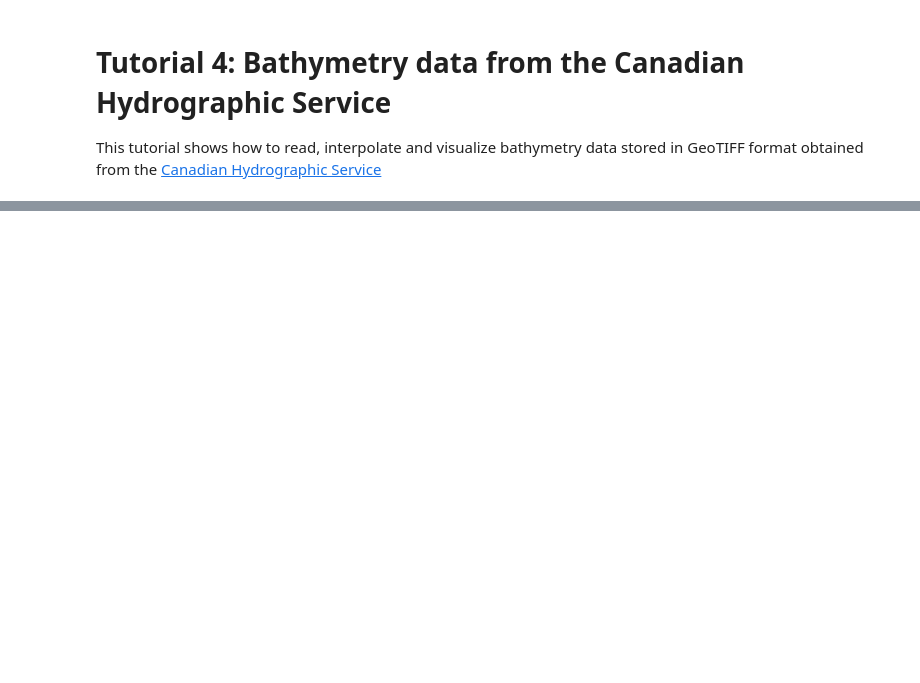
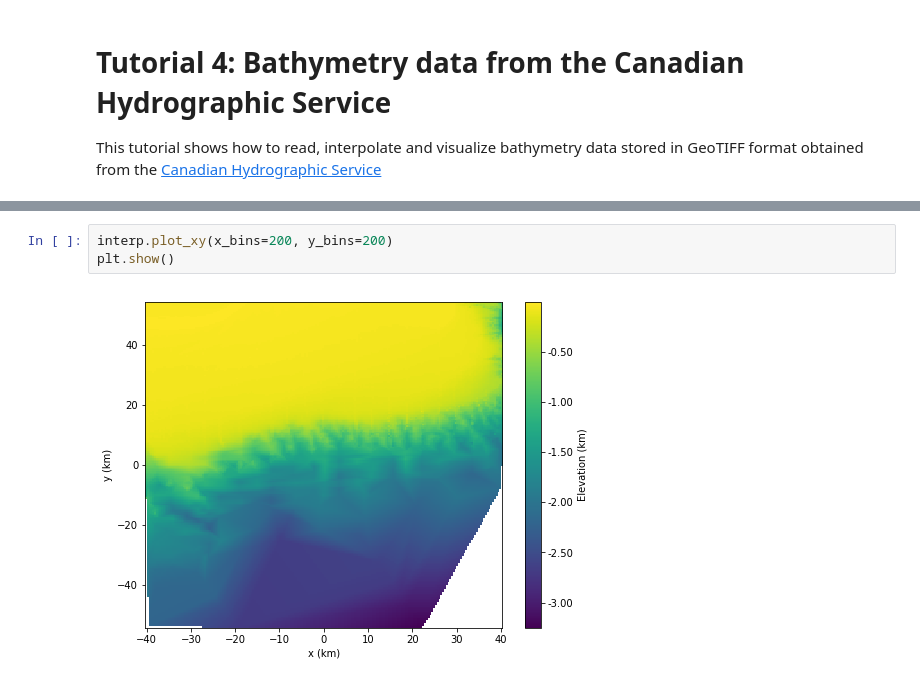
Before and after one commit to cxzhangqi/kadlu, a Jupyter notebook: docs/demo_notebooks/CHS.ipynb, the cells around one changed output, grey strips where cells are left out. Drawn from its saved outputs; the diff is of its cells as text; blank space fills up the shorter version.

```diff
--- a/docs/demo_notebooks/CHS.ipynb
+++ b/docs/demo_notebooks/CHS.ipynb
@@ -24,0 +25,5 @@ plt.show()
+# %%
+interp.plot_xy(x_bins=200, y_bins=200)
+plt.show()
+# %% [output]
+[figure, added]
```
Also changed, not shown: parts of 2 cells of this notebook, 4 other files.
